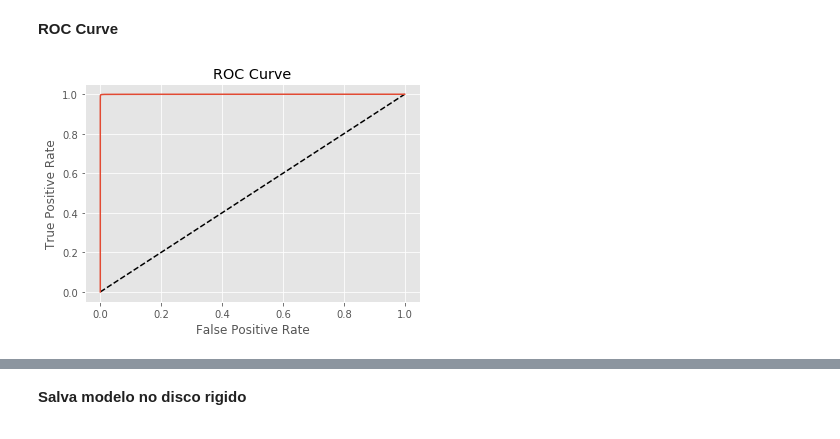
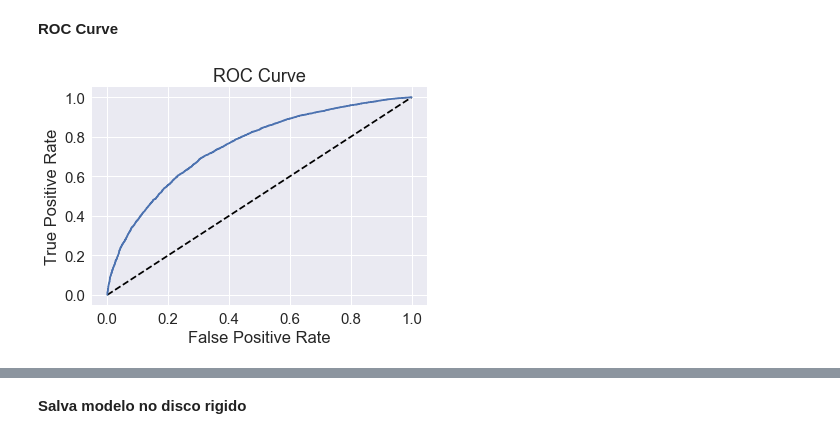
Before and after one commit to balbidatascience/kaggle-home-credit-risk, a Jupyter notebook: Kernel.ipynb, the cells around one changed output, grey strips where cells are left out. Drawn from its saved outputs; the diff is of its cells as text; code cells hidden in the pictures.

Commit message:
testando modelos diferentes e otimizando com Grid Search

```diff
--- a/Kernel.ipynb
+++ b/Kernel.ipynb
@@ -503,15 +587,16 @@ from sklearn import model_selection
 # Y = train['TARGET']
 
 # Com os dados balanced - aplicado resample downsampled
-# X = df_downsampled.drop(['SK_ID_CURR', 'TARGET'], axis=1)
-# Y = df_downsampled['TARGET']
+X = df_downsampled.drop(['SK_ID_CURR', 'TARGET'], axis=1)
+Y = df_downsampled['TARGET']
 
 # Com os dados balanced - aplicado resample upsampled
-X = df_upsampled.drop(['SK_ID_CURR', 'TARGET'], axis=1)
-Y = df_upsampled['TARGET']
+# X = df_upsampled.drop(['SK_ID_CURR', 'TARGET'], axis=1)
+# Y = df_upsampled['TARGET']
 
-teste_size = 0.3
-seed = 7
+# Obs.: Qnd uso 0.30 o resultado no kaggle é melhor
+teste_size = 0.25
+seed = 2018
 
 X_train, X_test, Y_train, Y_test = model_selection.train_test_split(X, Y, test_size= teste_size, random_state = seed)
 
@@ -629,0 +1029,23 @@ avg / total       0.89      0.92      0.88     92254
+# %%
+from sklearn.metrics import accuracy_score
+from sklearn.metrics import confusion_matrix
+from sklearn.metrics import fbeta_score
+from sklearn.metrics import classification_report
+
+y_pred = rf.predict(X_test)
+
+# Verificaar os resultados obtidos
+print('Accuracy: {}'.format(accuracy_score(Y_test,y_pred)))
+print("\n")
+print('fbeta: {}'.format(fbeta_score(Y_test, y_pred, beta=2)))
+print("\n")
+print(classification_report(Y_test, y_pred))
+
+print("\n Confusion Matrix:")
+print(confusion_matrix(Y_test, y_pred))
+
+#Plot the confusion matrix
+sns.set(font_scale=1.5)
+cm = confusion_matrix(y_pred, Y_test)
+sns.heatmap(cm, annot=True, fmt='g')
+plt.show()
@@ -688,21 +1188,21 @@ Confusion matrix, without normalization
 # %%
 from sklearn.metrics import roc_curve
 
 #Predicting proba
-y_pred_prob = rf.predict_proba(X_test)[:,1]
+y_pred_prob = grid_search.predict_proba(X_test)[:,1]
 
 # Generate ROC curve values: fpr, tpr, thresholds
 fpr, tpr, thresholds = roc_curve(Y_test, y_pred_prob)
 
 # Plot ROC curve
 plt.plot([0, 1], [0, 1], 'k--')
 plt.plot(fpr, tpr)
 plt.xlabel('False Positive Rate')
 plt.ylabel('True Positive Rate')
 plt.title('ROC Curve')
 plt.show()
 # %% [output]
-[figure, old version]
+[figure, new version]
 # %%
 from sklearn.metrics import roc_curve
 
```
Also changed, not shown: parts of 58 cells of this notebook.
